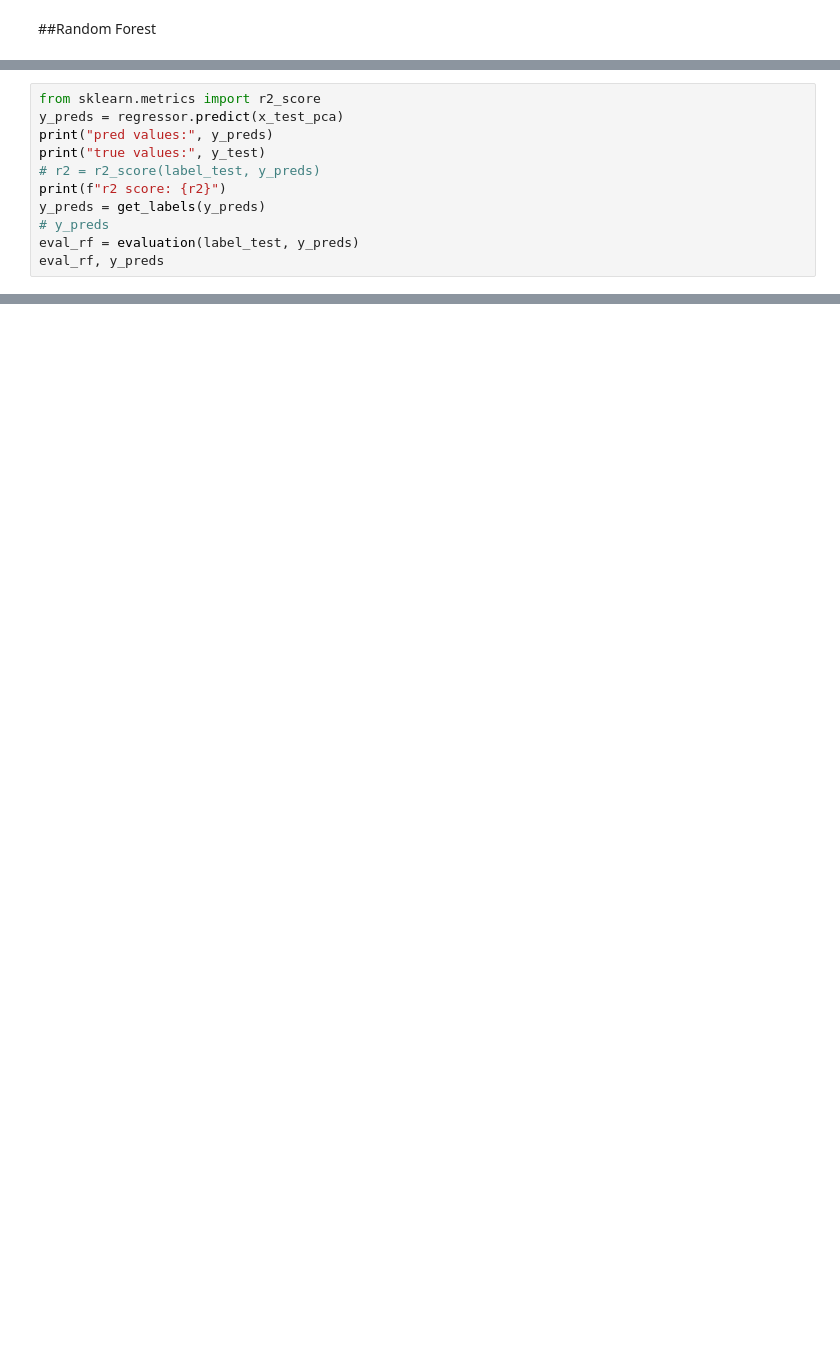
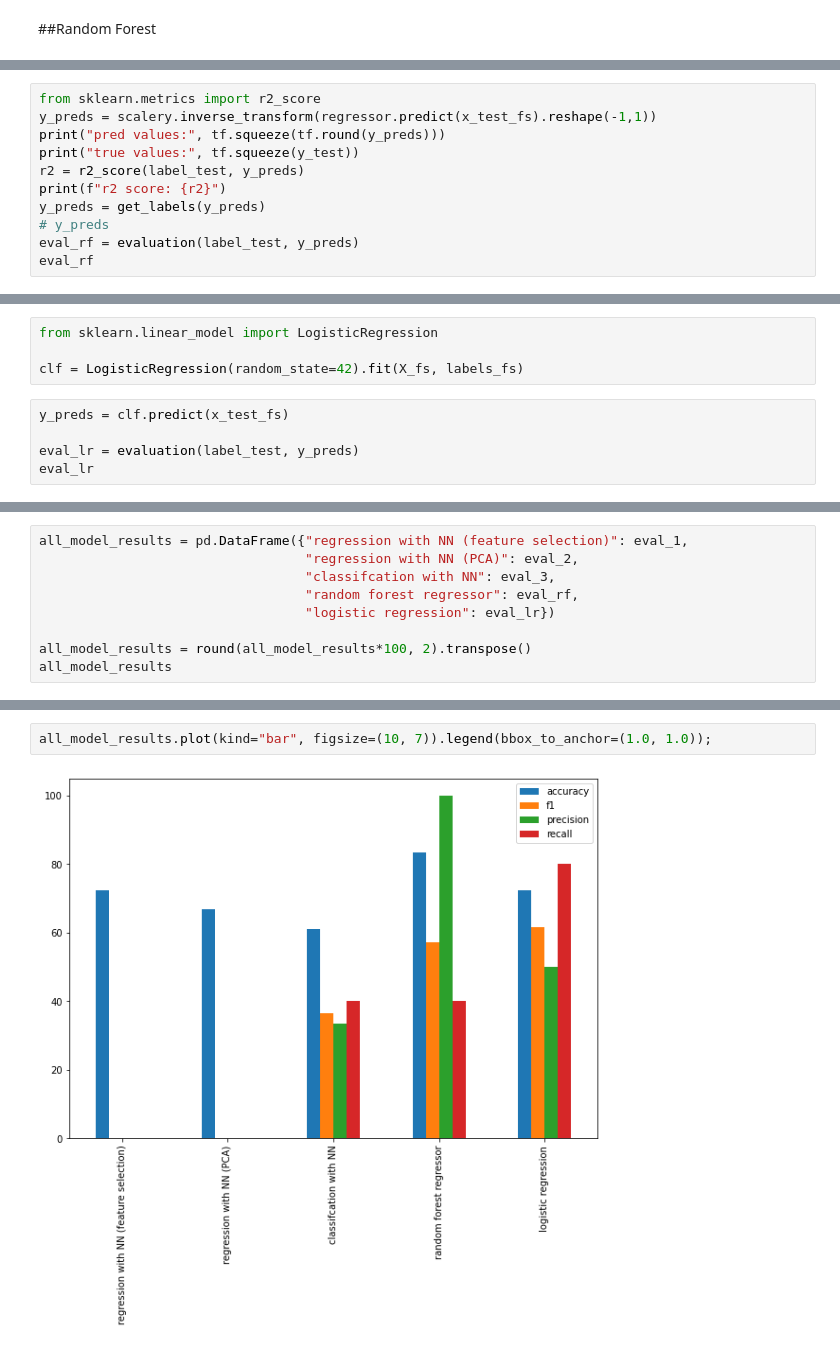
Before and after one commit to xinlei55555/PharmaHacks2023, a Jupyter notebook: stem_cell_challenge.ipynb, the cells around one changed output, grey strips where cells are left out. Saved outputs shown, nothing was run; the diff lists cells and outputs as text; blank space fills up the shorter version.

```diff
--- a/stem_cell_challenge.ipynb
+++ b/stem_cell_challenge.ipynb
@@ -608,12 +739,12 @@ x_test_pca.shape
 # %%
 from sklearn.metrics import r2_score
-y_preds = regressor.predict(x_test_pca)
-print("pred values:", y_preds)
-print("true values:", y_test)
-# r2 = r2_score(label_test, y_preds)
+y_preds = scalery.inverse_transform(regressor.predict(x_test_fs).reshape(-1,1))
+print("pred values:", tf.squeeze(tf.round(y_preds)))
+print("true values:", tf.squeeze(y_test))
+r2 = r2_score(label_test, y_preds)
 print(f"r2 score: {r2}")
 y_preds = get_labels(y_preds)
 # y_preds
 eval_rf = evaluation(label_test, y_preds)
-eval_rf, y_preds
+eval_rf
 # %% [output]
@@ -638,0 +760,9 @@ r2 score: -9872.524169969227
+# %%
+from sklearn.linear_model import LogisticRegression
+
+clf = LogisticRegression(random_state=42).fit(X_fs, labels_fs)
+# %%
+y_preds = clf.predict(x_test_fs)
+
+eval_lr = evaluation(label_test, y_preds)
+eval_lr
@@ -638,0 +774,9 @@ r2 score: -9872.524169969227
+# %%
+all_model_results = pd.DataFrame({"regression with NN (feature selection)": eval_1,
+                                  "regression with NN (PCA)": eval_2,
+                                  "classifcation with NN": eval_3,
+                                  "random forest regressor": eval_rf,
+                                  "logistic regression": eval_lr})
+
+all_model_results = round(all_model_results*100, 2).transpose()
+all_model_results
@@ -638,0 +790,4 @@ r2 score: -9872.524169969227
+# %%
+all_model_results.plot(kind="bar", figsize=(10, 7)).legend(bbox_to_anchor=(1.0, 1.0));
+# %% [output]
+[figure, added]
```
Also changed, not shown: parts of 35 cells of this notebook.
